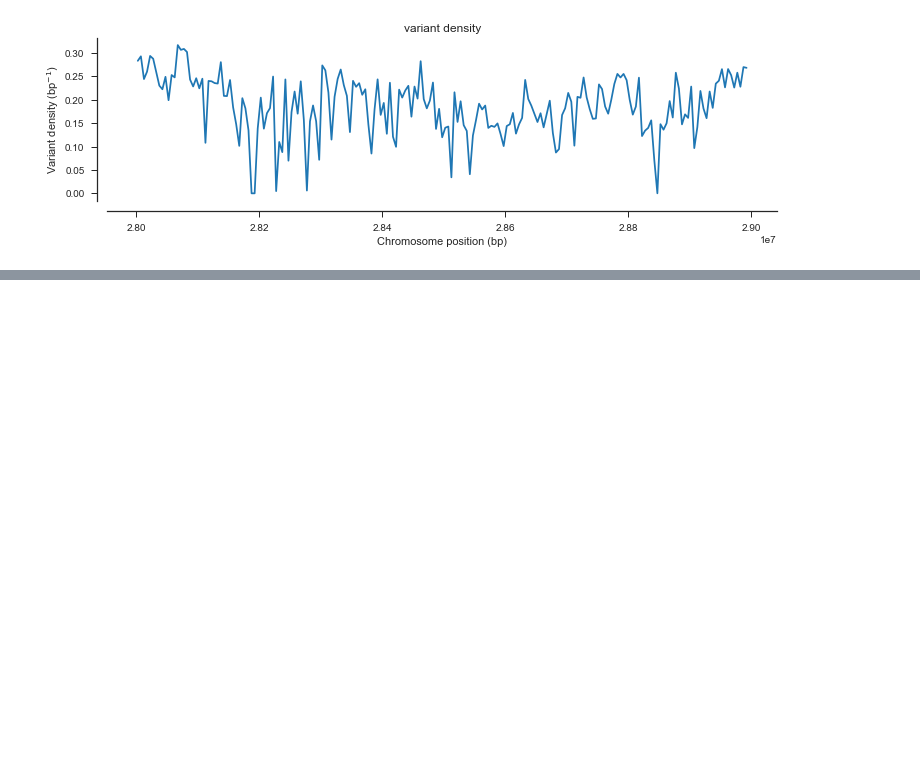
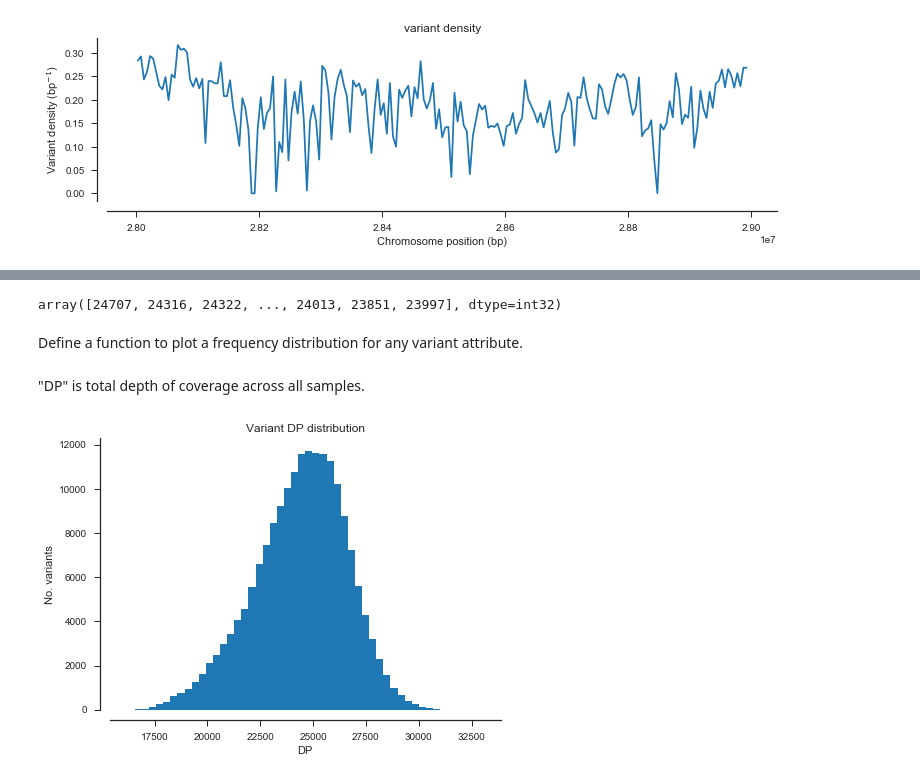
Before and after one commit to andrewkern/biol610, a Jupyter notebook: notebooks/lecture9.ipynb, the cells around one changed output, grey strips where cells are left out. Drawn from its saved outputs; the diff is of its cells as text; code cells hidden in the pictures; blank space fills up the shorter version.

```diff
--- a/notebooks/lecture9.ipynb
+++ b/notebooks/lecture9.ipynb
@@ -34,2 +36,5 @@ We will be using data in Open an HDF5 file containing variant calls from the Ag1
 # %%
-ag= allel.read_vcf("ag1000g.phase1.ar3.pass.biallelic.3R.vcf.28000000-29000000.gz")
+#ag= allel.read_vcf("ag1000g.phase1.ar3.pass.biallelic.3R.vcf.28000000-29000000.gz")
+for x in list(ag.keys()):
+    print(x)
+len(ag['variants/QUAL'])
@@ -91,0 +127,22 @@ plot_windowed_variant_density(pos, start=28000000, window_size=5000, title='vari
+# %%
+dp = variants['DP'][:]
+dp
+# %% [output]
+array([24707, 24316, 24322, ..., 24013, 23851, 23997], dtype=int32)
+# %% [markdown]
+Define a function to plot a frequency distribution for any variant attribute.
+# %%
+def plot_variant_hist(f, bins=30):
+    x = variants[f][:]
+    fig, ax = plt.subplots(figsize=(7, 5))
+    sns.despine(ax=ax, offset=10)
+    ax.hist(x, bins=bins)
+    ax.set_xlabel(f)
+    ax.set_ylabel('No. variants')
+    ax.set_title('Variant %s distribution' % f)
+# %% [markdown]
+"DP" is total depth of coverage across all samples.
+# %%
+plot_variant_hist('DP', bins=50)
+# %% [output]
+[figure, added]
```
Also changed, not shown: parts of 40 cells of this notebook, 1 other file.
